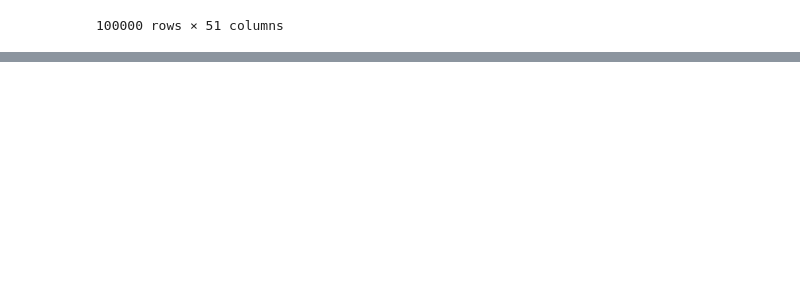
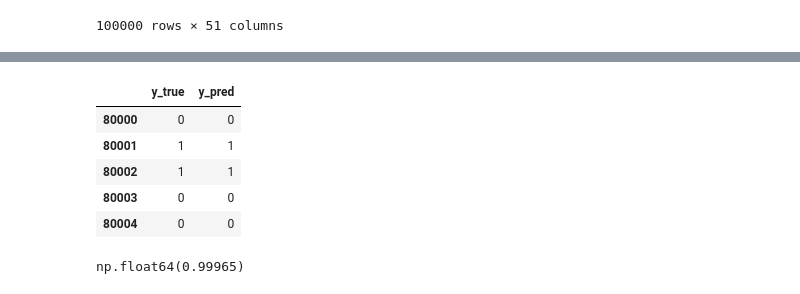
Before and after one commit to plamensve/ML_FINAL_PROJECT, a Jupyter notebook: 03_model_training.ipynb, the cells around one changed output, grey strips where cells are left out. Cells and saved outputs as stored; diff of their text form; code cells hidden in the pictures; blank space fills up the shorter version.

```diff
--- a/03_model_training.ipynb
+++ b/03_model_training.ipynb
@@ -34,10 +38,9 @@ y = data['target']
 
 X_train, X_test, y_train, y_test = train_test_split(X, y, stratify=y, test_size=0.2)
 # %%
-
-
 model = RandomForestClassifier(
-    n_estimators=500
+    n_estimators=50,
+    max_depth=2
 )
 model.fit(X_train, y_train)
 # %% [output]
@@ -67,0 +87,4 @@ print(scores.mean())
+# %%
+# Split the dataset and separate the target column for later comparison with prediction results
+X_last_20_k = last_20_k.drop(columns='target')
+y_last_20_k = last_20_k['target']
@@ -67,0 +96,18 @@ print(scores.mean())
+# %%
+pred_dataframe = pd.DataFrame({
+    'y_true': y_last_20_k,
+    'y_pred': prediction
+})
+
+pred_dataframe.head()
+# %% [output]
+|  | y_true | y_pred |
+| 80000 | 0 | 0 |
+| 80001 | 1 | 1 |
+| 80002 | 1 | 1 |
+| 80003 | 0 | 0 |
+| 80004 | 0 | 0 |
+# %%
+(pred_dataframe['y_true'] == pred_dataframe['y_pred']).mean()
+# %% [output]
+np.float64(0.99965)
```
Also changed, not shown: parts of 7 cells of this notebook, 2 other files.
